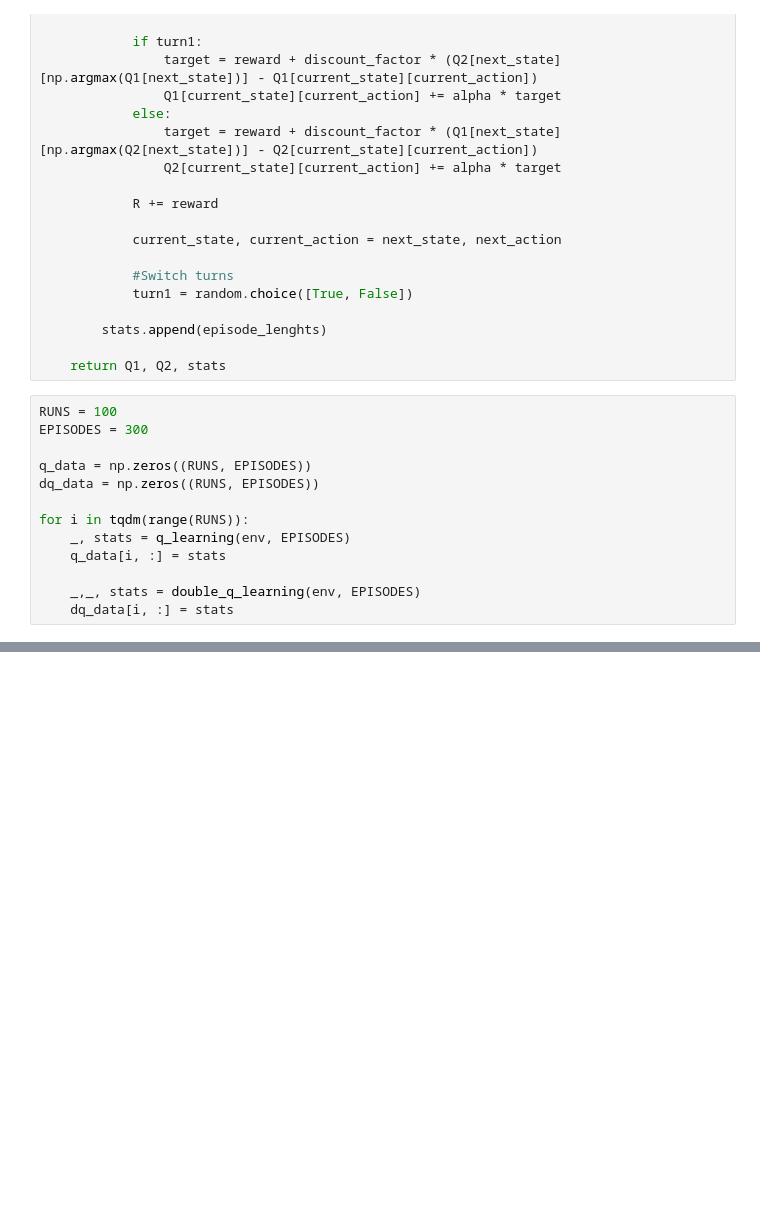
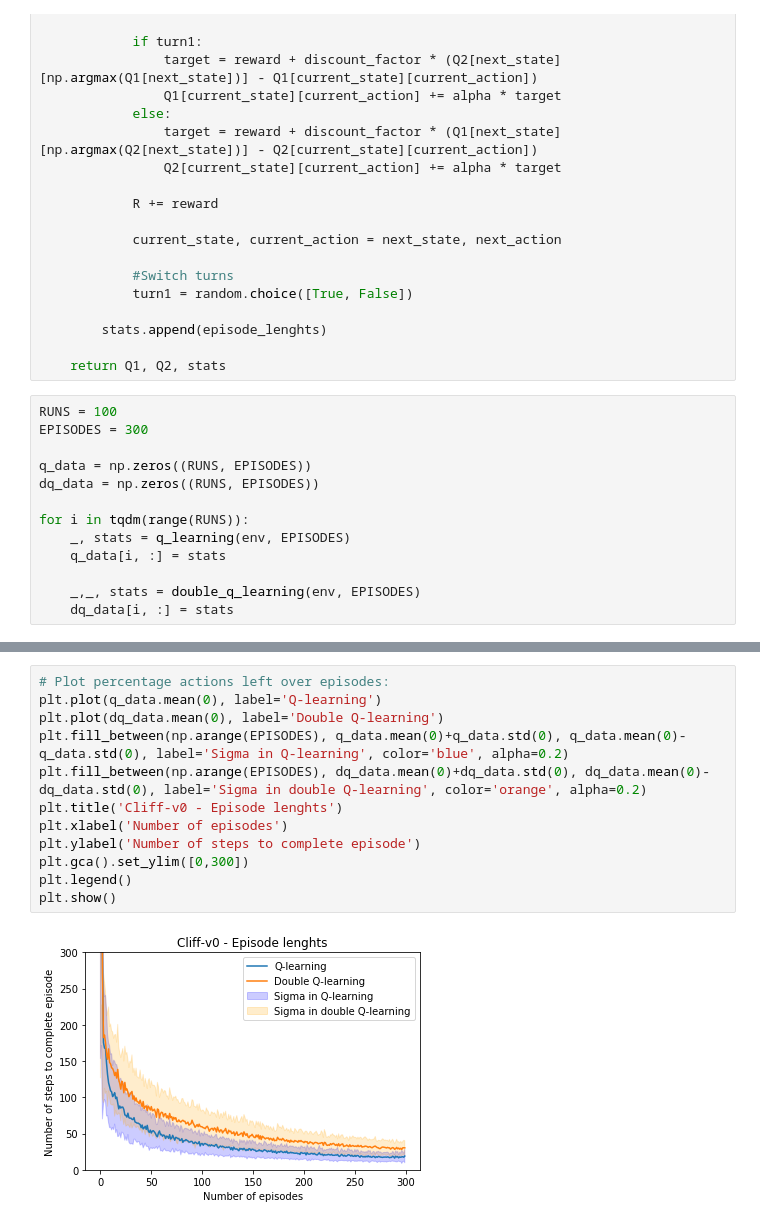
Before and after one commit to rubenpolak/rl_project, a Jupyter notebook: Cliffwalk-v0.ipynb, the cells around one changed output, grey strips where cells are left out. Drawn from its saved outputs; the diff is of its cells as text; blank space fills up the shorter version.

Commit message:
new plots

```diff
--- a/Cliffwalk-v0.ipynb
+++ b/Cliffwalk-v0.ipynb
@@ -253,0 +254,14 @@ plt.show()
+# %%
+# Plot percentage actions left over episodes:
+plt.plot(q_data.mean(0), label='Q-learning')
+plt.plot(dq_data.mean(0), label='Double Q-learning')
+plt.fill_between(np.arange(EPISODES), q_data.mean(0)+q_data.std(0), q_data.mean(0)-q_data.std(0), label='Sigma in Q-learning', color='blue', alpha=0.2)
+plt.fill_between(np.arange(EPISODES), dq_data.mean(0)+dq_data.std(0), dq_data.mean(0)-dq_data.std(0), label='Sigma in double Q-learning', color='orange', alpha=0.2)
+plt.title('Cliff-v0 - Episode lenghts')
+plt.xlabel('Number of episodes')
+plt.ylabel('Number of steps to complete episode')
+plt.gca().set_ylim([0,300])
+plt.legend()
+plt.show()
+# %% [output]
+[figure, added]
```
Also changed, not shown: parts of 1 cell of this notebook, 1 other file.
